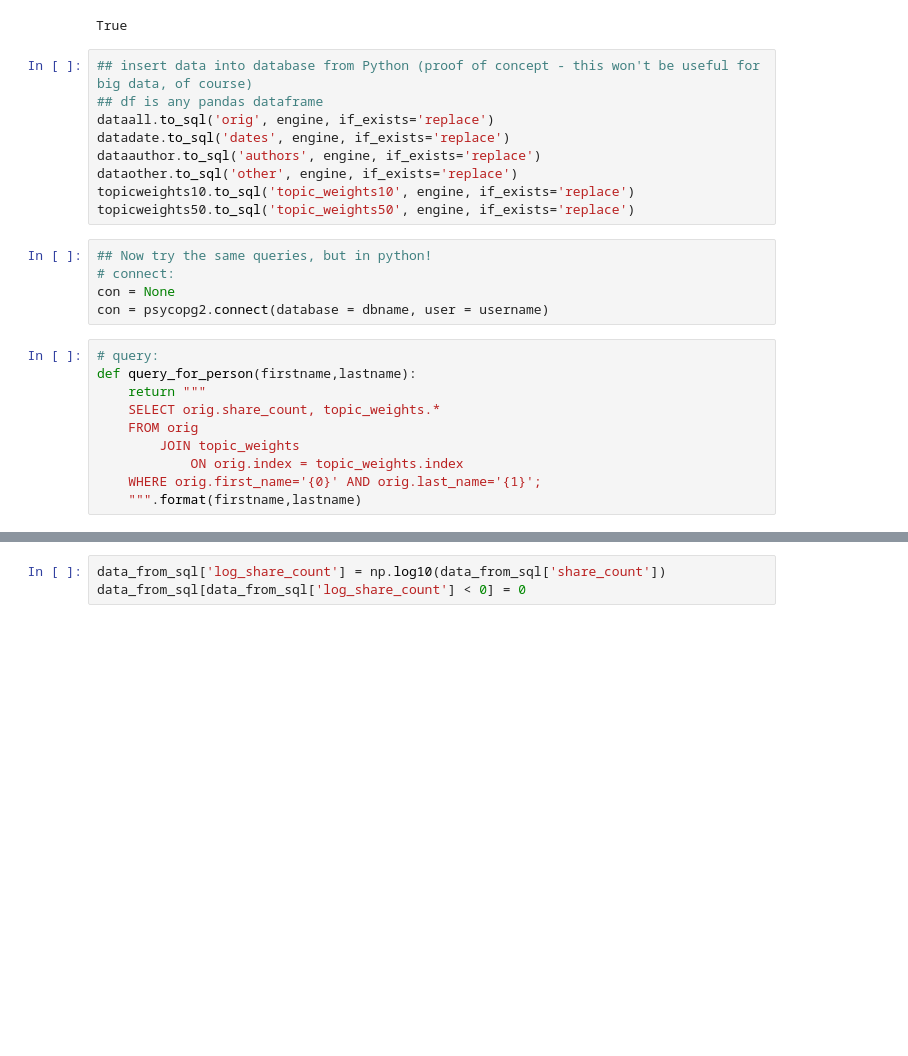
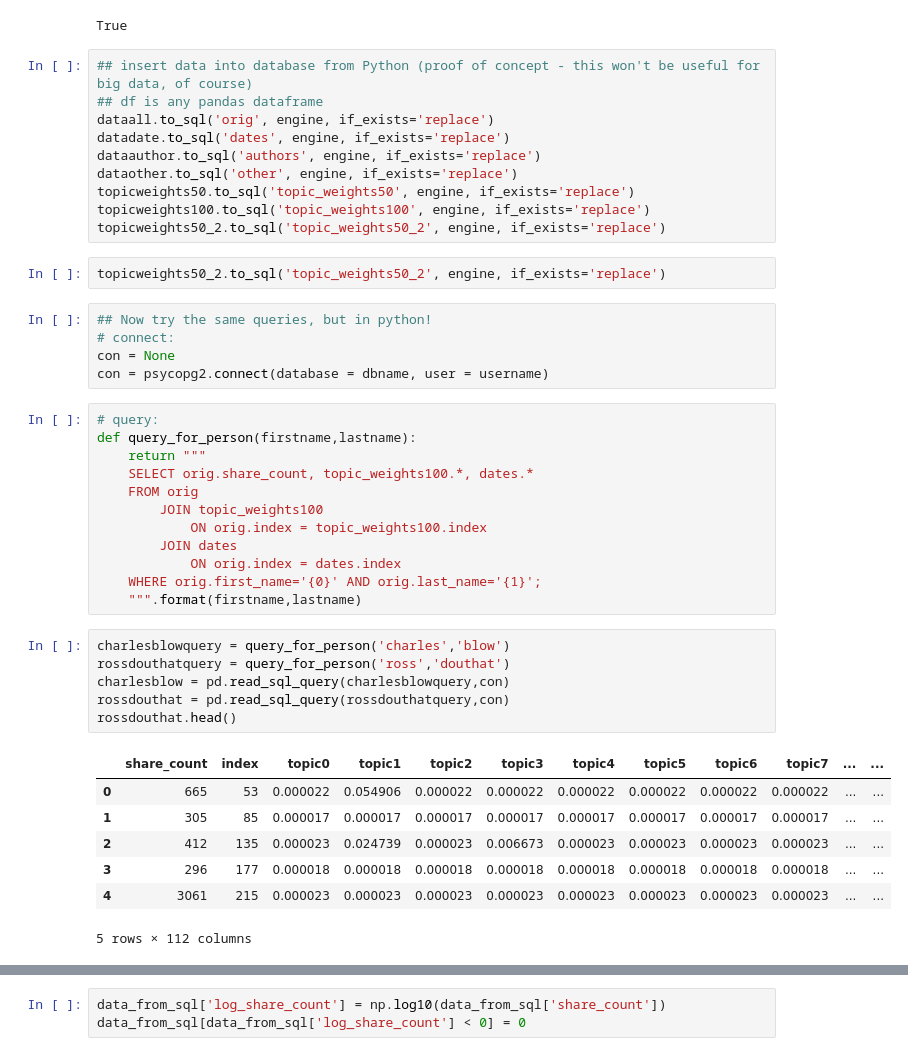
Before and after one commit to varunprajan/OpEd, a Jupyter notebook: SQL_Machine_Learning.ipynb, the cells around one changed output, grey strips where cells are left out. Drawn from its saved outputs; the diff is of its cells as text; blank space fills up the shorter version.

```diff
--- a/SQL_Machine_Learning.ipynb
+++ b/SQL_Machine_Learning.ipynb
@@ -55,8 +63,11 @@ dataall.to_sql('orig', engine, if_exists='replace')
 datadate.to_sql('dates', engine, if_exists='replace')
 dataauthor.to_sql('authors', engine, if_exists='replace')
 dataother.to_sql('other', engine, if_exists='replace')
-topicweights10.to_sql('topic_weights10', engine, if_exists='replace')
 topicweights50.to_sql('topic_weights50', engine, if_exists='replace')
+topicweights100.to_sql('topic_weights100', engine, if_exists='replace')
+topicweights50_2.to_sql('topic_weights50_2', engine, if_exists='replace')
+# %%
+topicweights50_2.to_sql('topic_weights50_2', engine, if_exists='replace')
 # %%
 ## Now try the same queries, but in python!
 # connect:
@@ -66,9 +77,25 @@ con = psycopg2.connect(database = dbname, user = username)
 # query:
 def query_for_person(firstname,lastname):
     return """
-    SELECT orig.share_count, topic_weights.*
+    SELECT orig.share_count, topic_weights100.*, dates.*
     FROM orig
-        JOIN topic_weights
-            ON orig.index = topic_weights.index
+        JOIN topic_weights100
+            ON orig.index = topic_weights100.index
+        JOIN dates
+            ON orig.index = dates.index
     WHERE orig.first_name='{0}' AND orig.last_name='{1}';
     """.format(firstname,lastname)
+# %%
+charlesblowquery = query_for_person('charles','blow')
+rossdouthatquery = query_for_person('ross','douthat')
+charlesblow = pd.read_sql_query(charlesblowquery,con)
+rossdouthat = pd.read_sql_query(rossdouthatquery,con)
+rossdouthat.head()
+# %% [output]
+|  | share_count | index | topic0 | topic1 | topic2 | topic3 | topic4 | topic5 | topic6 | topic7 | ... | ... |
+| 0 | 665 | 53 | 0.000022 | 0.054906 | 0.000022 | 0.000022 | 0.000022 | 0.000022 | 0.000022 | 0.000022 | ... | ... |
+| 1 | 305 | 85 | 0.000017 | 0.000017 | 0.000017 | 0.000017 | 0.000017 | 0.000017 | 0.000017 | 0.000017 | ... | ... |
+| 2 | 412 | 135 | 0.000023 | 0.024739 | 0.000023 | 0.006673 | 0.000023 | 0.000023 | 0.000023 | 0.000023 | ... | ... |
+| 3 | 296 | 177 | 0.000018 | 0.000018 | 0.000018 | 0.000018 | 0.000018 | 0.000018 | 0.000018 | 0.000018 | ... | ... |
+| 4 | 3061 | 215 | 0.000023 | 0.000023 | 0.000023 | 0.000023 | 0.000023 | 0.000023 | 0.000023 | 0.000023 | ... | ... |
+5 rows × 112 columns
```
Also changed, not shown: parts of 43 cells of this notebook, 4 other files.
